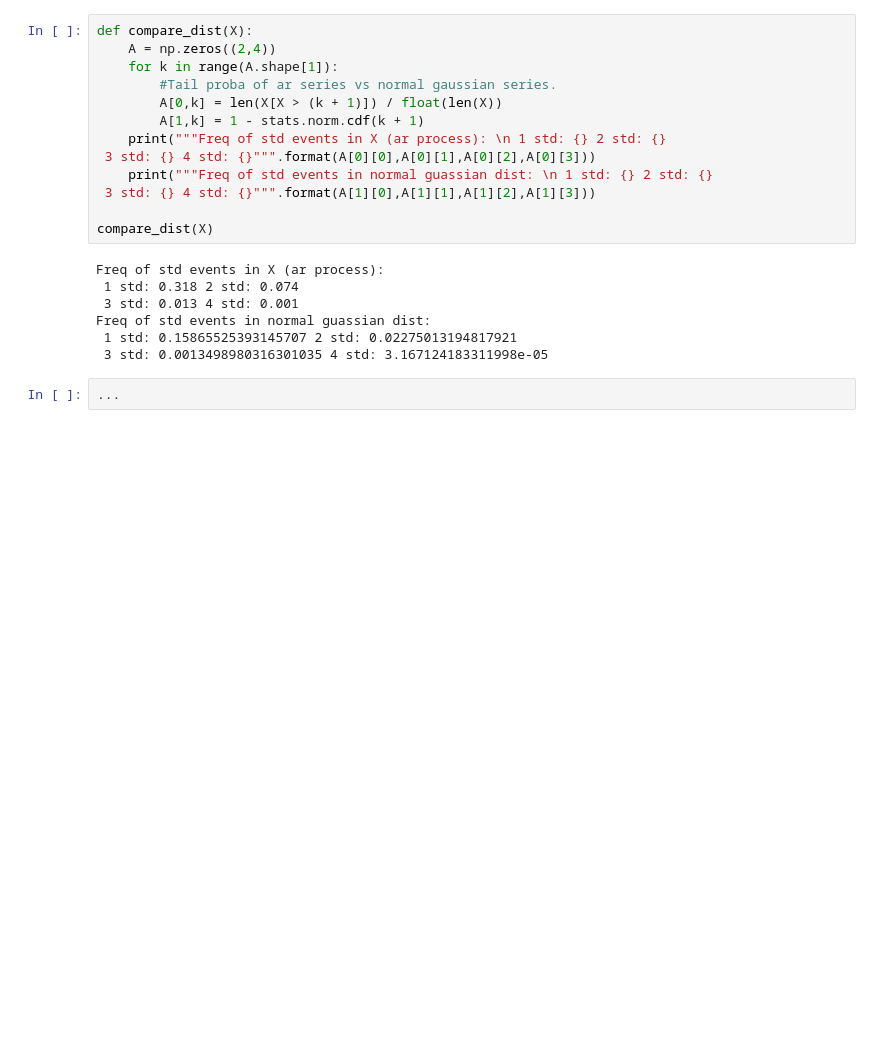
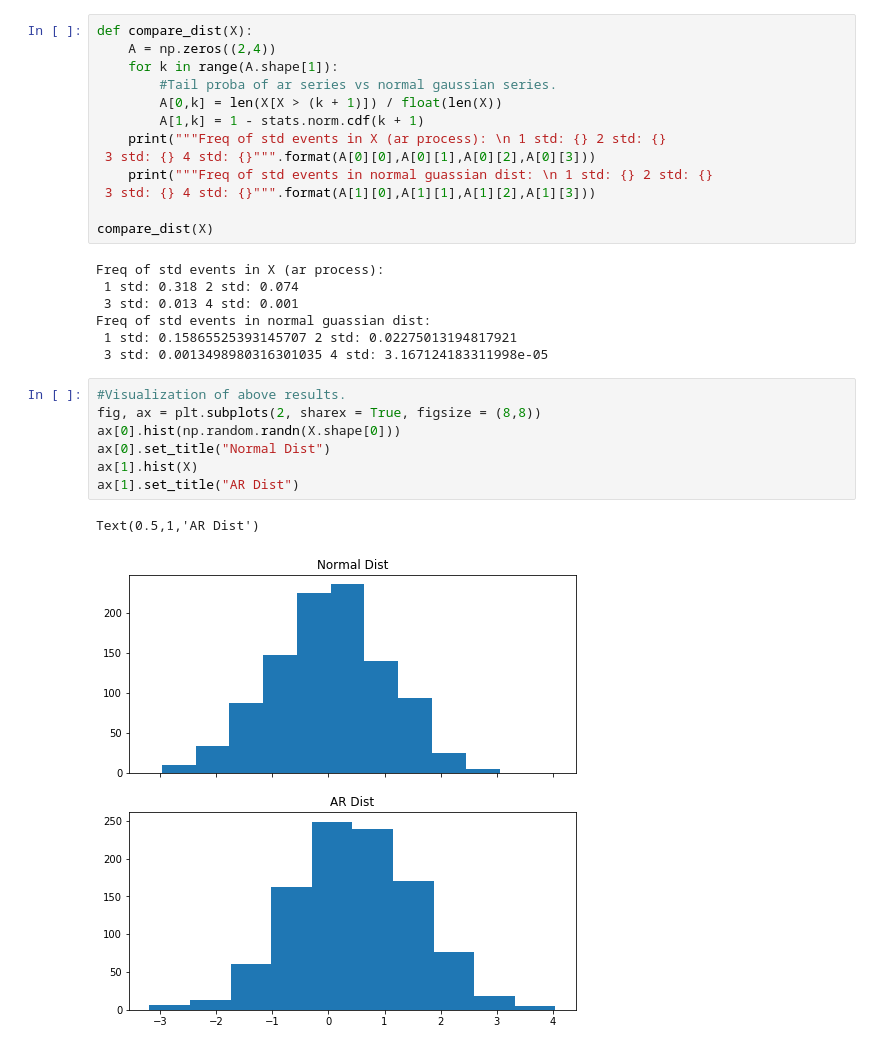
Before and after one commit to Quantzz/AutoRegressiveModels, a Jupyter notebook: AR-models.ipynb, the cells around one changed output. Drawn from its saved outputs; the diff is of its cells as text; blank space fills up the shorter version.

```diff
--- a/AR-models.ipynb
+++ b/AR-models.ipynb
@@ -60,5 +60,13 @@ Freq of std events in X (ar process):
 Freq of std events in normal guassian dist:
  1 std: 0.15865525393145707 2 std: 0.02275013194817921
  3 std: 0.0013498980316301035 4 std: 3.167124183311998e-05
-# %%
-...
+# %%
+#Visualization of above results.
+fig, ax = plt.subplots(2, sharex = True, figsize = (8,8))
+ax[0].hist(np.random.randn(X.shape[0]))
+ax[0].set_title("Normal Dist")
+ax[1].hist(X)
+ax[1].set_title("AR Dist")
+# %% [output]
+Text(0.5,1,'AR Dist')
+[figure, added]
```
